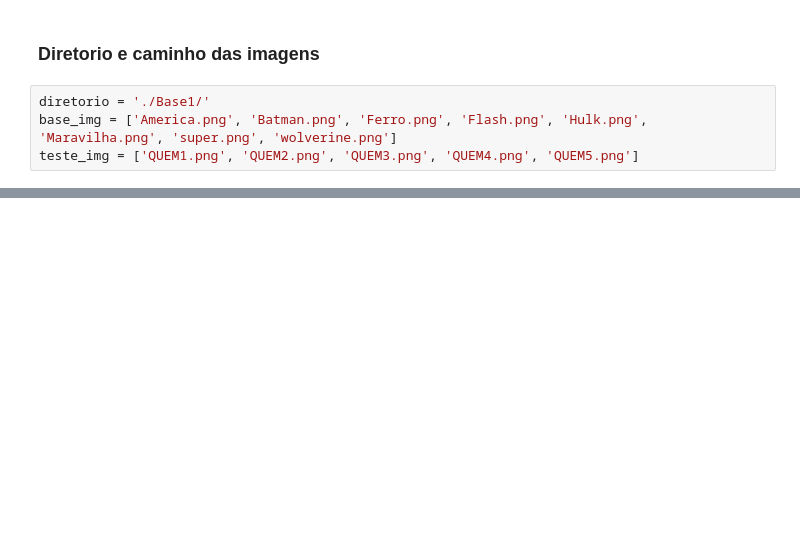
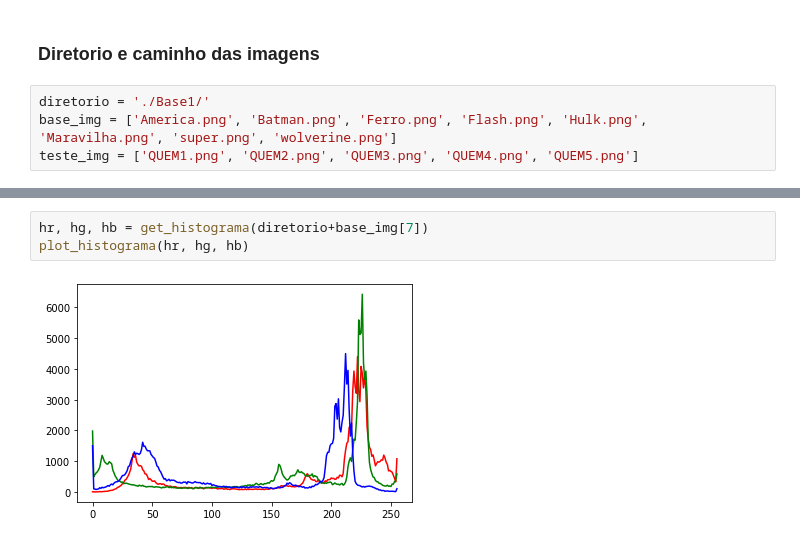
Before and after one commit to GodKelvin/PDI_Comparacao_Img_Histograma, a Jupyter notebook: pdi_tarefa_1.ipynb, the cells around one changed output, grey strips where cells are left out. Drawn from its saved outputs; the diff is of its cells as text; blank space fills up the shorter version.

```diff
--- a/pdi_tarefa_1.ipynb
+++ b/pdi_tarefa_1.ipynb
@@ -176,0 +183,5 @@ for img_teste in teste_img:
+# %%
+hr, hg, hb = get_histograma(diretorio+base_img[7])
+plot_histograma(hr, hg, hb)
+# %% [output]
+[figure, added]
```
Also changed, not shown: parts of 6 cells of this notebook.
